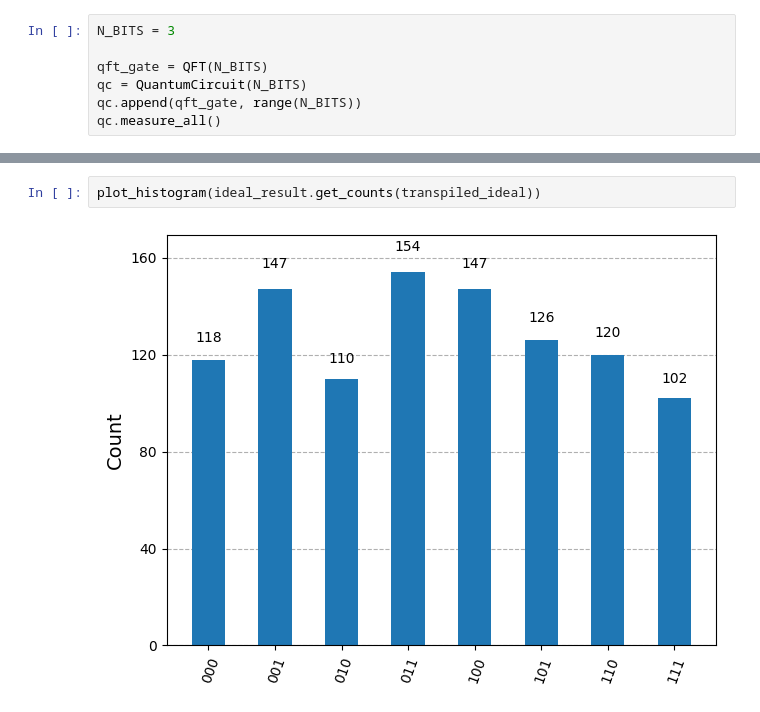
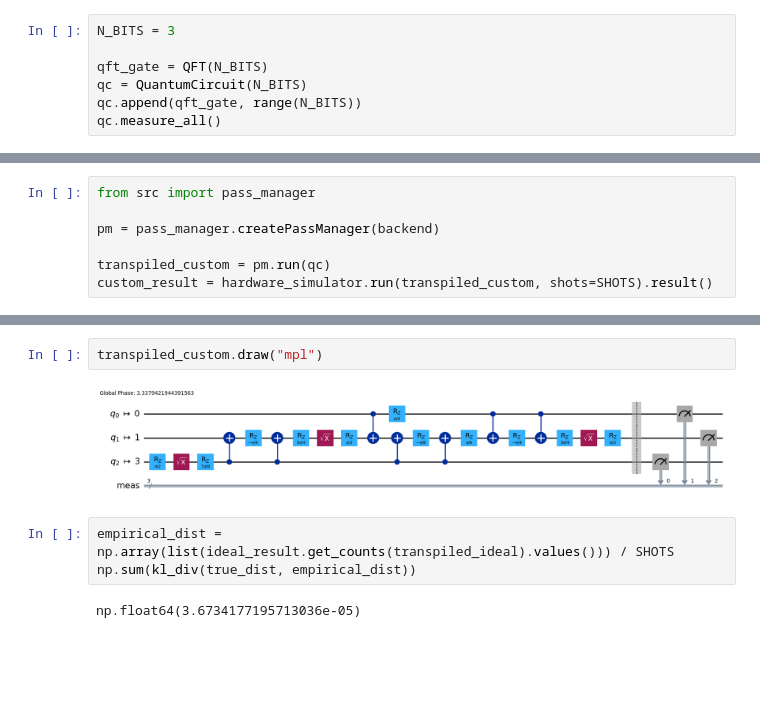
Before and after one commit to CryoSnake22/QFF25_quackers, a Jupyter notebook: qft_circuit.ipynb, the cells around one changed output, grey strips where cells are left out. Saved outputs shown, nothing was run; the diff lists cells and outputs as text; blank space fills up the shorter version.

Commit message:
add tests for custom pass to demo

```diff
--- a/qft_circuit.ipynb
+++ b/qft_circuit.ipynb
@@ -34,0 +42,7 @@ hardware_result = hardware_simulator.run(transpiled_hardware).result()
+# %%
+from src import pass_manager
+
+pm = pass_manager.createPassManager(backend)
+
+transpiled_custom = pm.run(qc)
+custom_result = hardware_simulator.run(transpiled_custom, shots=SHOTS).result()
@@ -35,5 +53,10 @@ hardware_result = hardware_simulator.run(transpiled_hardware).result()
+# %%
+transpiled_custom.draw("mpl")
+# %% [output]
+[figure, added]
 # %%
-plot_histogram(ideal_result.get_counts(transpiled_ideal))
+empirical_dist = np.array(list(ideal_result.get_counts(transpiled_ideal).values())) / SHOTS
+np.sum(kl_div(true_dist, empirical_dist))
 # %% [output]
-[figure, removed]
+np.float64(3.6734177195713036e-05)
 # %%
```
Also changed, not shown: parts of 8 cells of this notebook, 2 other files.
